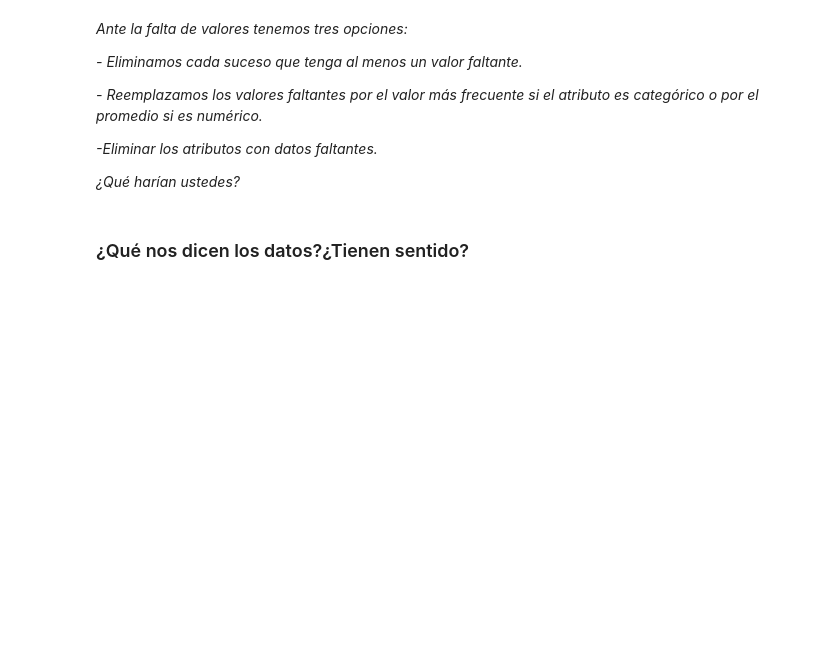
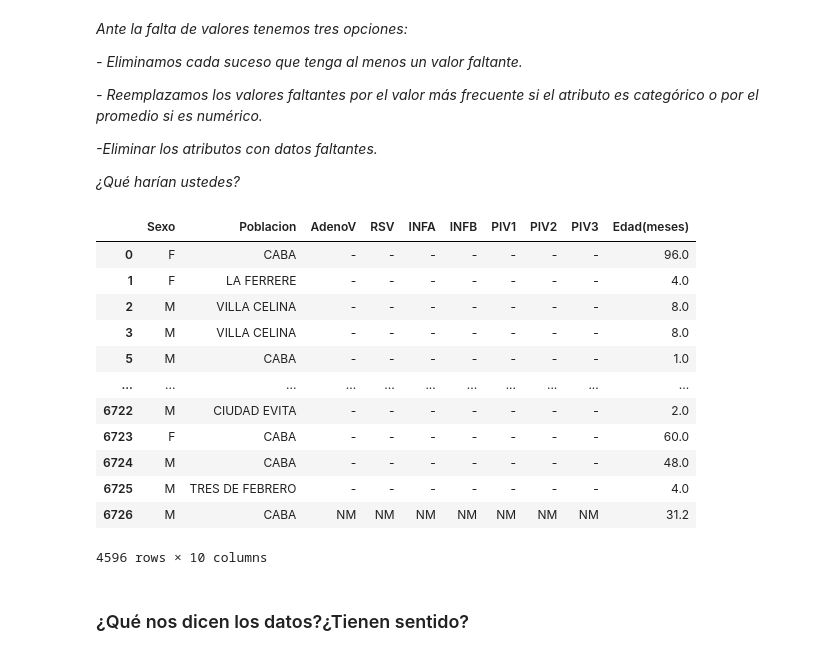
Before and after one commit to leandrosommese/Herramientas-de-estadistica, a Jupyter notebook: Modulo2/Pandas_datos_estructurados.ipynb, the cells around one changed output. Saved outputs shown, nothing was run; the diff lists cells and outputs as text; code cells hidden in the pictures; blank space fills up the shorter version.

```diff
--- a/Modulo2/Pandas_datos_estructurados.ipynb
+++ b/Modulo2/Pandas_datos_estructurados.ipynb
@@ -57,6 +57,22 @@ df.describe()
 *¿Qué harían ustedes?*
 # %%
 df = df.dropna()
+del df['Fecha']
+df
+# %% [output]
+|  | Sexo | Poblacion | AdenoV | RSV | INFA | INFB | PIV1 | PIV2 | PIV3 | Edad(meses) |
+| 0 | F | CABA | - | - | - | - | - | - | - | 96.0 |
+| 1 | F | LA FERRERE | - | - | - | - | - | - | - | 4.0 |
+| 2 | M | VILLA CELINA | - | - | - | - | - | - | - | 8.0 |
+| 3 | M | VILLA CELINA | - | - | - | - | - | - | - | 8.0 |
+| 5 | M | CABA | - | - | - | - | - | - | - | 1.0 |
+| ... | ... | ... | ... | ... | ... | ... | ... | ... | ... | ... |
+| 6722 | M | CIUDAD EVITA | - | - | - | - | - | - | - | 2.0 |
+| 6723 | F | CABA | - | - | - | - | - | - | - | 60.0 |
+| 6724 | M | CABA | - | - | - | - | - | - | - | 48.0 |
+| 6725 | M | TRES DE FEBRERO | - | - | - | - | - | - | - | 4.0 |
+| 6726 | M | CABA | NM | NM | NM | NM | NM | NM | NM | 31.2 |
+4596 rows × 10 columns
 # %% [markdown]
 ### ¿Qué nos dicen los datos?¿Tienen sentido?
 # %% [markdown]
```
Also changed, not shown: parts of 5 cells of this notebook, 3 other files.
